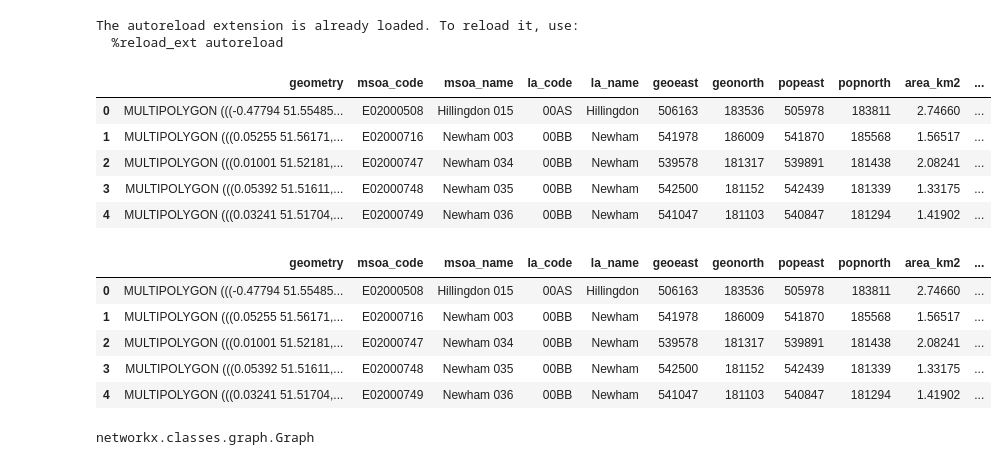
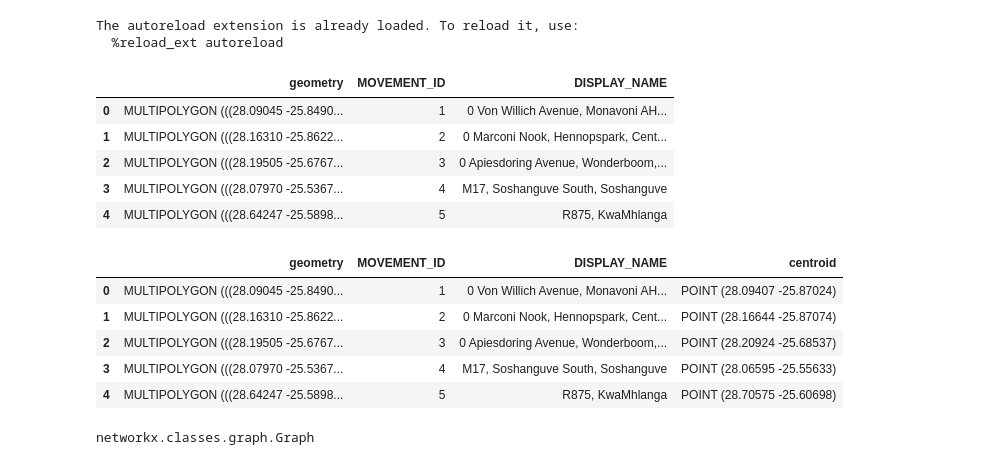
Before and after one commit to RiccardoSpolaor/Traffic-Flow-Analysis-Using-Uber-Movement-Data, a Jupyter notebook: src/main.ipynb, the cells around one changed output. Cells and saved outputs as stored; diff of their text form; code cells hidden in the pictures.

```diff
--- a/src/main.ipynb
+++ b/src/main.ipynb
@@ -14,21 +14,21 @@ import networkx as nx
 # %%
 import os
 
 from utils.geodataframe import get_geodataframe
 
 
-geojson_file_path = os.path.join('data', 'london_lsoa.json')
+geojson_file_path = os.path.join('data', 'johannesburg_gpzones.json')
 
 gdf = get_geodataframe(geojson_file_path)
 
 gdf.head()
 # %% [output]
-|  | geometry | msoa_code | msoa_name | la_code | la_name | geoeast | geonorth | popeast | popnorth | area_km2 | ... |
-| 0 | MULTIPOLYGON (((-0.47794 51.55485... | E02000508 | Hillingdon 015 | 00AS | Hillingdon | 506163 | 183536 | 505978 | 183811 | 2.74660 | ... |
-| 1 | MULTIPOLYGON (((0.05255 51.56171,... | E02000716 | Newham 003 | 00BB | Newham | 541978 | 186009 | 541870 | 185568 | 1.56517 | ... |
-| 2 | MULTIPOLYGON (((0.01001 51.52181,... | E02000747 | Newham 034 | 00BB | Newham | 539578 | 181317 | 539891 | 181438 | 2.08241 | ... |
-| 3 | MULTIPOLYGON (((0.05392 51.51611,... | E02000748 | Newham 035 | 00BB | Newham | 542500 | 181152 | 542439 | 181339 | 1.33175 | ... |
-| 4 | MULTIPOLYGON (((0.03241 51.51704,... | E02000749 | Newham 036 | 00BB | Newham | 541047 | 181103 | 540847 | 181294 | 1.41902 | ... |
+|  | geometry | MOVEMENT_ID | DISPLAY_NAME |
+| 0 | MULTIPOLYGON (((28.09045 -25.8490... | 1 | 0 Von Willich Avenue, Monavoni AH... |
+| 1 | MULTIPOLYGON (((28.16310 -25.8622... | 2 | 0 Marconi Nook, Hennopspark, Cent... |
+| 2 | MULTIPOLYGON (((28.19505 -25.6767... | 3 | 0 Apiesdoring Avenue, Wonderboom,... |
+| 3 | MULTIPOLYGON (((28.07970 -25.5367... | 4 | M17, Soshanguve South, Soshanguve |
+| 4 | MULTIPOLYGON (((28.64247 -25.5898... | 5 | R875, KwaMhlanga |
 # %%
 from utils.geodataframe import set_geodataframe_centroids
 
@@ -36,12 +36,12 @@ set_geodataframe_centroids(gdf)
 # %%
 gdf.head()
 # %% [output]
-|  | geometry | msoa_code | msoa_name | la_code | la_name | geoeast | geonorth | popeast | popnorth | area_km2 | ... |
-| 0 | MULTIPOLYGON (((-0.47794 51.55485... | E02000508 | Hillingdon 015 | 00AS | Hillingdon | 506163 | 183536 | 505978 | 183811 | 2.74660 | ... |
-| 1 | MULTIPOLYGON (((0.05255 51.56171,... | E02000716 | Newham 003 | 00BB | Newham | 541978 | 186009 | 541870 | 185568 | 1.56517 | ... |
-| 2 | MULTIPOLYGON (((0.01001 51.52181,... | E02000747 | Newham 034 | 00BB | Newham | 539578 | 181317 | 539891 | 181438 | 2.08241 | ... |
-| 3 | MULTIPOLYGON (((0.05392 51.51611,... | E02000748 | Newham 035 | 00BB | Newham | 542500 | 181152 | 542439 | 181339 | 1.33175 | ... |
-| 4 | MULTIPOLYGON (((0.03241 51.51704,... | E02000749 | Newham 036 | 00BB | Newham | 541047 | 181103 | 540847 | 181294 | 1.41902 | ... |
+|  | geometry | MOVEMENT_ID | DISPLAY_NAME | centroid |
+| 0 | MULTIPOLYGON (((28.09045 -25.8490... | 1 | 0 Von Willich Avenue, Monavoni AH... | POINT (28.09407 -25.87024) |
+| 1 | MULTIPOLYGON (((28.16310 -25.8622... | 2 | 0 Marconi Nook, Hennopspark, Cent... | POINT (28.16644 -25.87074) |
+| 2 | MULTIPOLYGON (((28.19505 -25.6767... | 3 | 0 Apiesdoring Avenue, Wonderboom,... | POINT (28.20924 -25.68537) |
+| 3 | MULTIPOLYGON (((28.07970 -25.5367... | 4 | M17, Soshanguve South, Soshanguve | POINT (28.06595 -25.55633) |
+| 4 | MULTIPOLYGON (((28.64247 -25.5898... | 5 | R875, KwaMhlanga | POINT (28.70575 -25.60698) |
 # %%
 from utils.spatial_network import get_spatial_network
 spatial_network = get_spatial_network(gdf)
```
Also changed, not shown: parts of 32 cells of this notebook.
